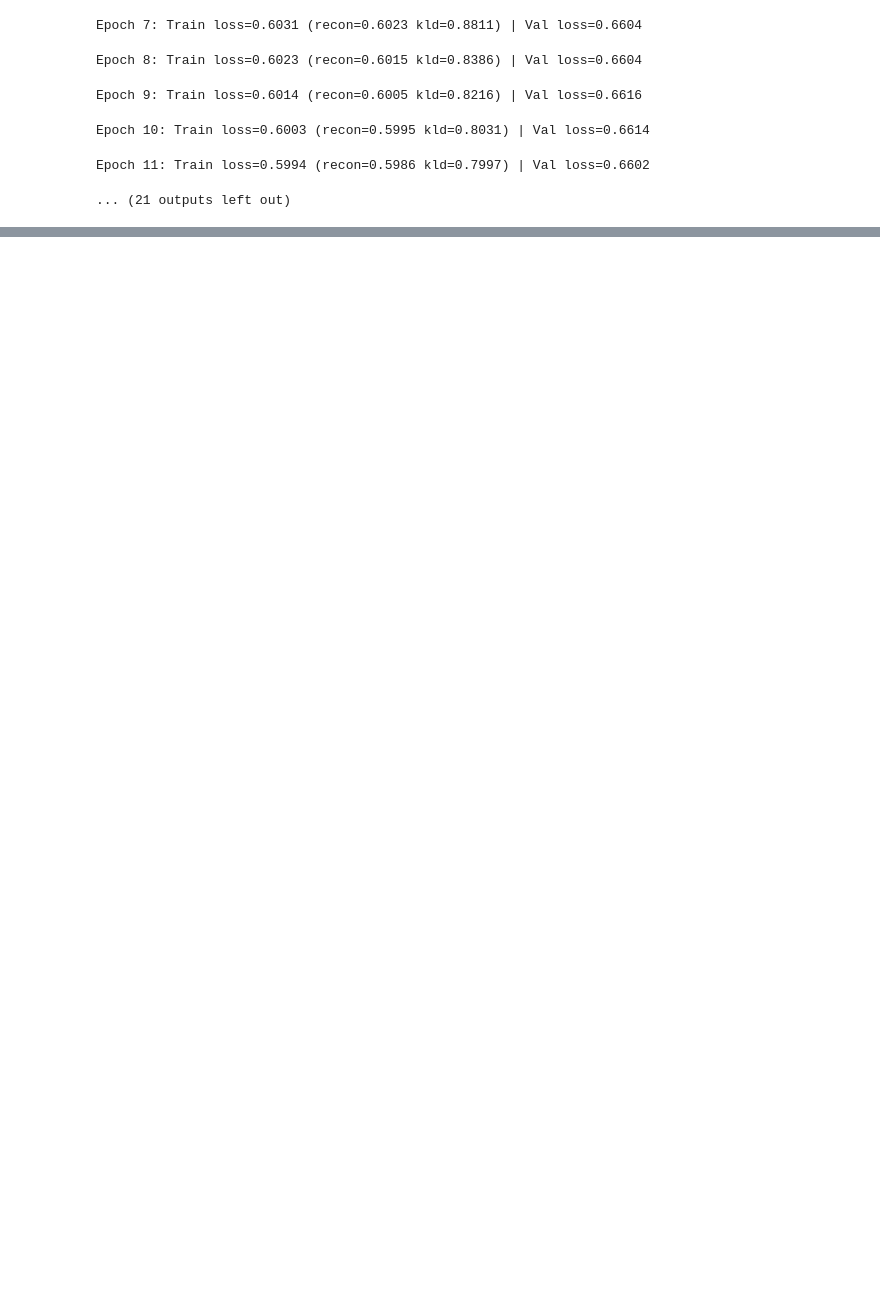
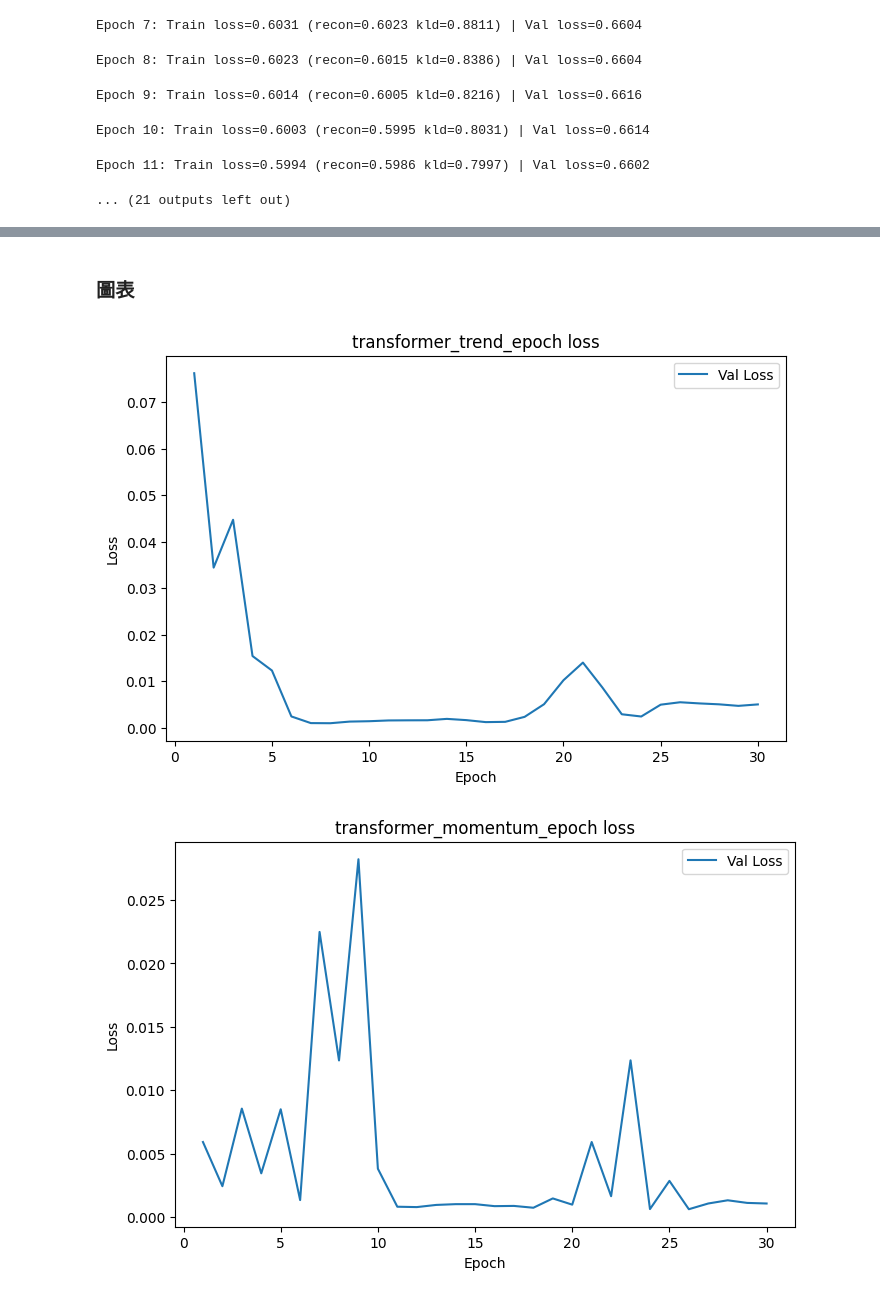
Before and after one commit to NiZhLi/ML-homework, a Jupyter notebook: 深度生成模型.ipynb, the cells around one changed output, grey strips where cells are left out. Cells and saved outputs as stored; diff of their text form; code cells hidden in the pictures; blank space fills up the shorter version.

```diff
--- a/深度生成模型.ipynb
+++ b/深度生成模型.ipynb
@@ -1798,0 +2591,12 @@ LSTM Epoch 30/30, Val Loss: 0.6864
+# %%
+transformer_model = Transformer(input_dim_volume).to(device)
+# %%
+transformer_optimizer = AdamW(transformer_model.parameters(), lr=3e-4, weight_decay=1e-4)
+# %%
+epochs = 30
+warmup_epochs = int(0.1 * epochs)
+
+def lr_lambda(current_epoch):
+  if current_epoch < warmup_epochs:
+    return float(current_epoch) / float(max(1, warmup_epochs))
+  return 1.0
@@ -1798,0 +2643,5 @@ LSTM Epoch 30/30, Val Loss: 0.6864
+# %%
+transformer_trained_model_trend, transformer_train_losses_trend, transformer_val_losses_trend = transformer_train(transformer_model, train_dataloader_trend, val_dataloader_trend, transformer_optimizer, criterion)
+transformer_trained_model_momentum, transformer_train_losses_momentum, transformer_val_losses_momentum = transformer_train(transformer_model, train_dataloader_momentum, val_dataloader_momentum, transformer_optimizer, criterion)
+transformer_trained_model_volatility, transformer_train_losses_volatility, transformer_val_losses_volatility = transformer_train(transformer_model, train_dataloader_volatility, val_dataloader_volatility, transformer_optimizer, criterion)
+transformer_trained_model_volume, transformer_train_losses_volume, transformer_val_losses_volume = transformer_train(transformer_model, train_dataloader_volume, val_dataloader_volume, transformer_optimizer, criterion)
@@ -1798,0 +2758,10 @@ LSTM Epoch 30/30, Val Loss: 0.6864
+# %% [markdown]
+### 圖表
+# %%
+show_loss(transformer_val_losses_trend, 'transformer_trend')
+show_loss(transformer_val_losses_momentum, 'transformer_momentum')
+show_loss(transformer_val_losses_volatility, 'transformer_volatility')
+show_loss(transformer_val_losses_volume, 'transformer_volume')
+# %% [output]
+[figure, added]
+[figure, added]
```
Also changed, not shown: parts of 79 cells of this notebook.
